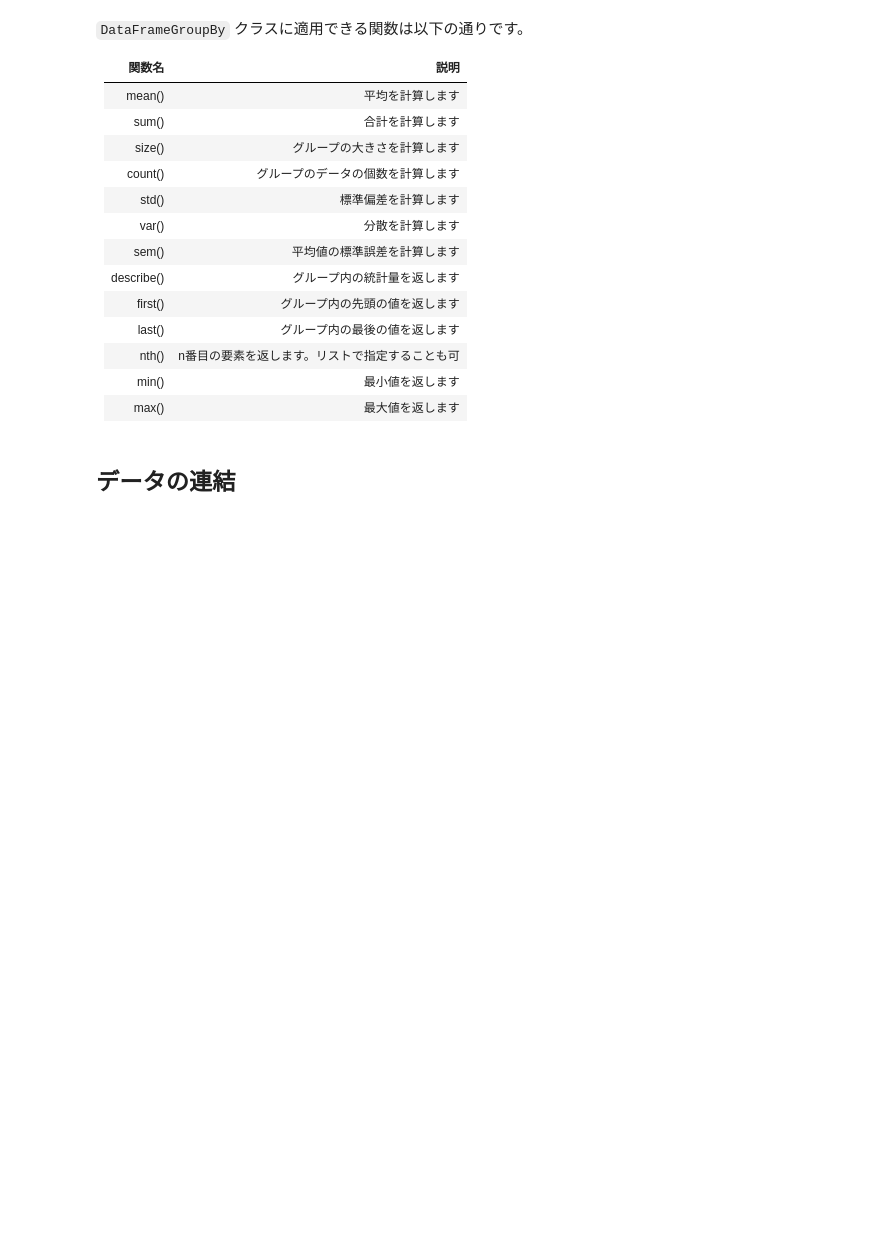
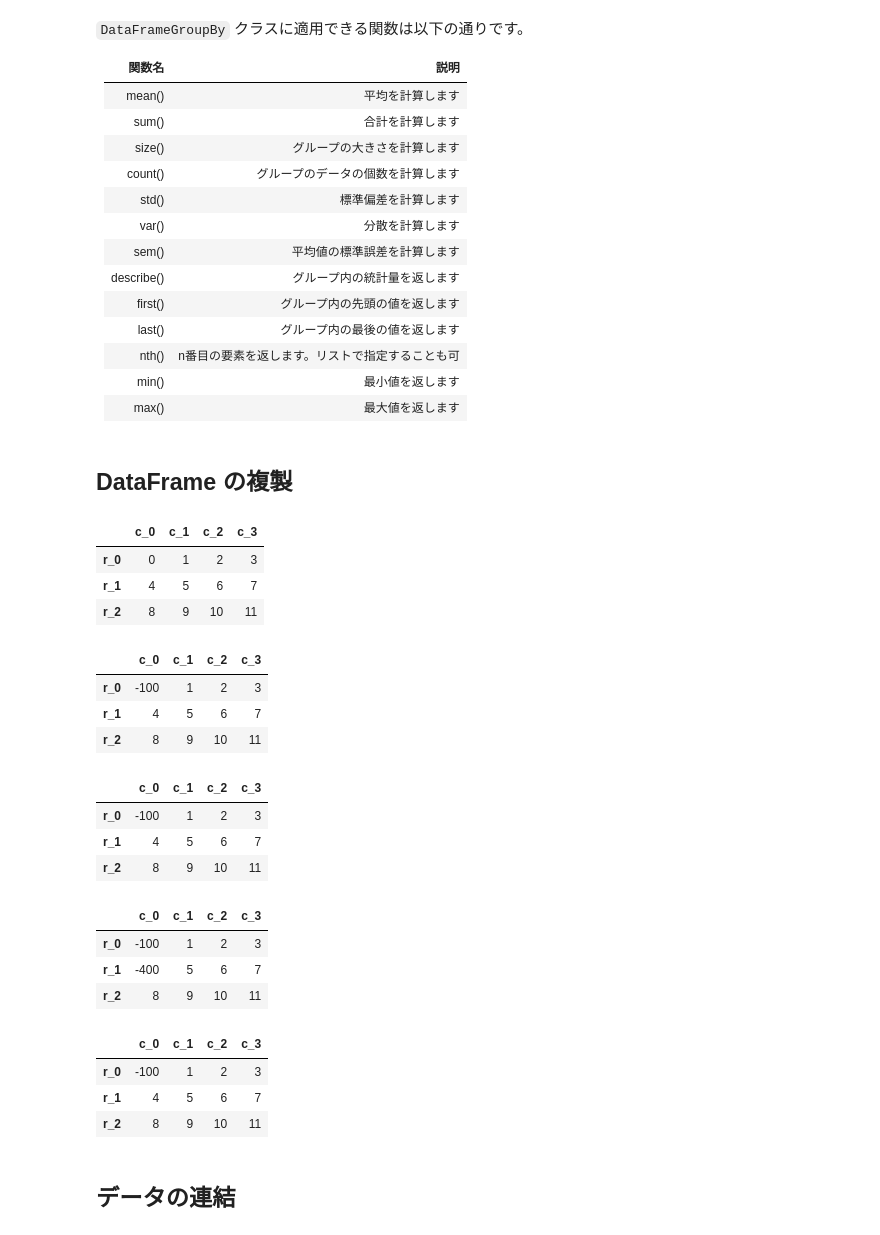
Before and after one commit to taronaldinho/hello_python, a Jupyter notebook: Pythonライブラリ紹介/pandas練習.ipynb, the cells around one changed output. Saved outputs shown, nothing was run; the diff lists cells and outputs as text; code cells hidden in the pictures; blank space fills up the shorter version.

Commit message:
DataFrameの複製に対する説明を追記

```diff
--- a/Pythonライブラリ紹介/pandas練習.ipynb
+++ b/Pythonライブラリ紹介/pandas練習.ipynb
@@ -192,6 +192,55 @@ type(gr)
 # %%
 # 合計値の表示
 gr.sum()
+# %% [markdown]
+## DataFrame の複製
+# %%
+df_base = pd.DataFrame(np.arange(12).reshape(3, 4),
+                       columns=["c_0", "c_1", "c_2", "c_3"],
+                       index=["r_0", "r_1", "r_2"])
+df_base
+# %% [output]
+|  | c_0 | c_1 | c_2 | c_3 |
+| r_0 | 0 | 1 | 2 | 3 |
+| r_1 | 4 | 5 | 6 | 7 |
+| r_2 | 8 | 9 | 10 | 11 |
+# %%
+# まずはベースの DataFrame を代入したものを作り、
+# 値を書き換えてみる
+df_assigned = df_base
+df_assigned.iat[0, 0] = -100
+df_assigned
+# %% [output]
+|  | c_0 | c_1 | c_2 | c_3 |
+| r_0 | -100 | 1 | 2 | 3 |
+| r_1 | 4 | 5 | 6 | 7 |
+| r_2 | 8 | 9 | 10 | 11 |
+# %%
+# ベースにも同じ変更が反映されている
+df_base
+# %% [output]
+|  | c_0 | c_1 | c_2 | c_3 |
+| r_0 | -100 | 1 | 2 | 3 |
+| r_1 | 4 | 5 | 6 | 7 |
+| r_2 | 8 | 9 | 10 | 11 |
+# %%
+# ベースの DataFrame を copy() したものの場合
+df_copied = df_base.copy()
+df_copied.iat[1, 0] = -400
+df_copied
+# %% [output]
+|  | c_0 | c_1 | c_2 | c_3 |
+| r_0 | -100 | 1 | 2 | 3 |
+| r_1 | -400 | 5 | 6 | 7 |
+| r_2 | 8 | 9 | 10 | 11 |
+# %%
+# ベースに変更の影響はない
+df_base
+# %% [output]
+|  | c_0 | c_1 | c_2 | c_3 |
+| r_0 | -100 | 1 | 2 | 3 |
+| r_1 | 4 | 5 | 6 | 7 |
+| r_2 | 8 | 9 | 10 | 11 |
 # %% [markdown]
 ## データの連結
 # %% [markdown]
```
